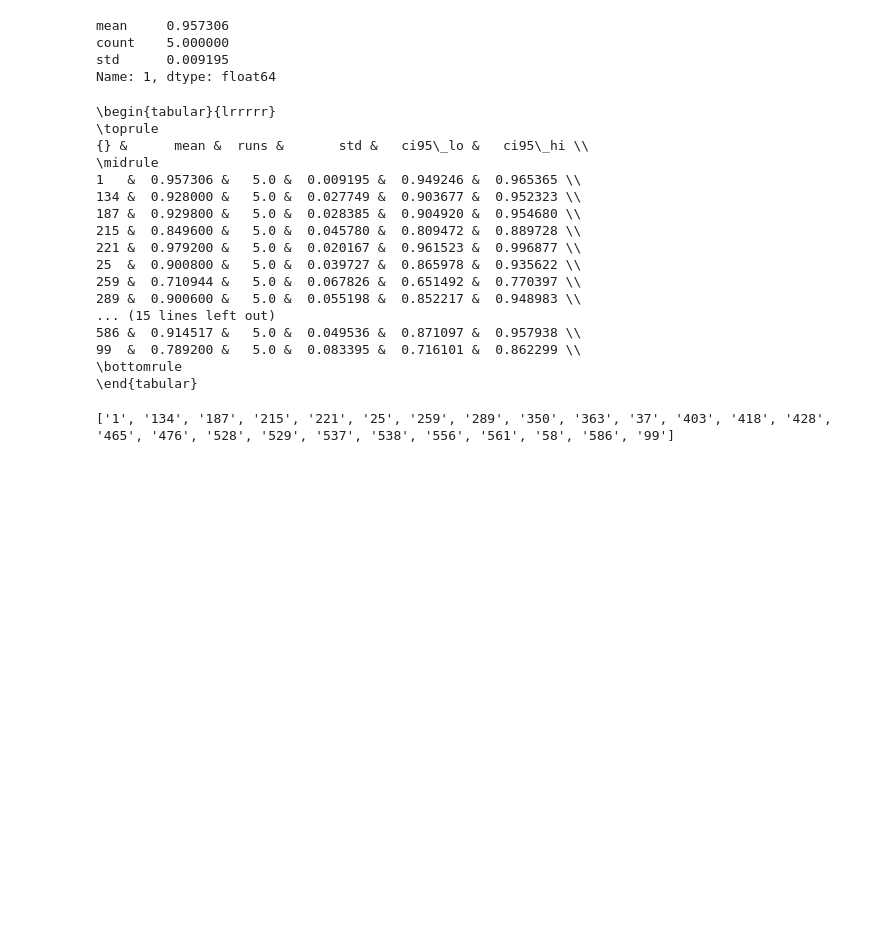
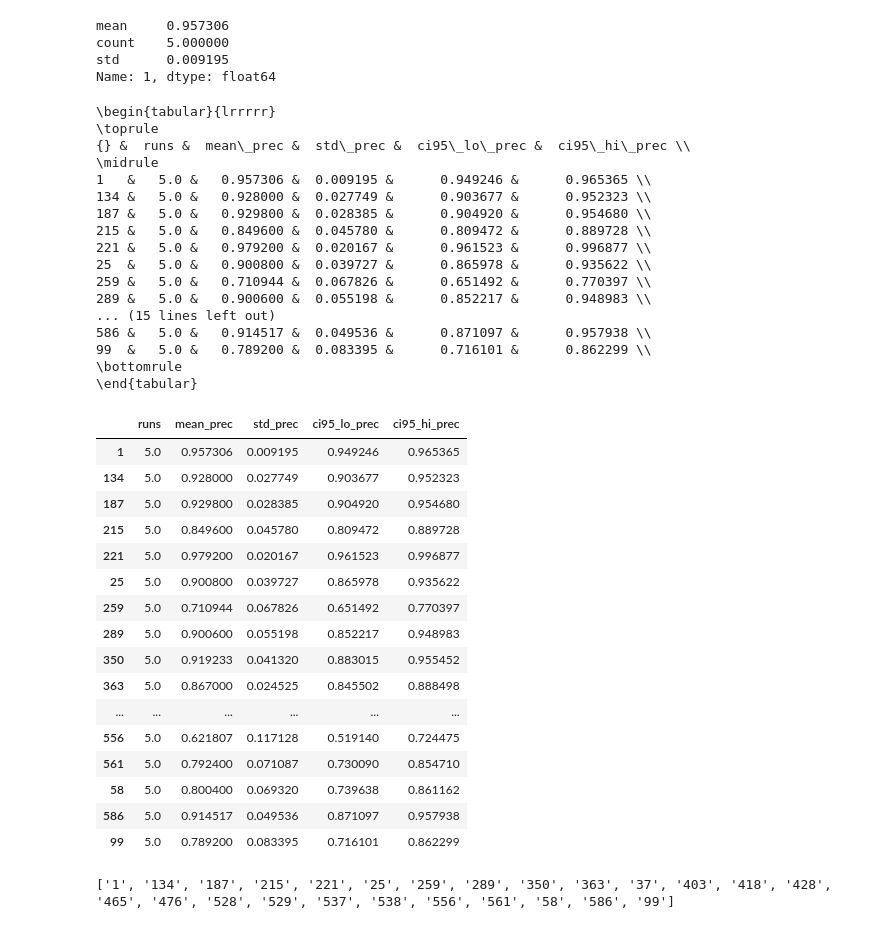
Before and after one commit to ceciliabaggio/mogp_with_terms, a Jupyter notebook: dmoz_topic_variability/topic-variablity-mogp.ipynb, the cells around one changed output. Saved outputs shown, nothing was run; the diff lists cells and outputs as text; code cells hidden in the pictures; blank space fills up the shorter version.

```diff
--- a/dmoz_topic_variability/topic-variablity-mogp.ipynb
+++ b/dmoz_topic_variability/topic-variablity-mogp.ipynb
@@ -103,38 +103,64 @@ Name: 1, dtype: float64
 # %%
 import math
 
 ci95_hi = []
 ci95_lo = []
 #print(t)
 for i in t.index:
     m, c, s = t.loc[i]
     ci95_hi.append(m + 1.96*s/math.sqrt(c))
     ci95_lo.append(m - 1.96*s/math.sqrt(c))
 
 t['ci95_lo'] = ci95_lo
 t['ci95_hi'] = ci95_hi
 
 
-t.rename({'ḿean':'ḿean', 'count': 'runs', 'std': 'std', 'ci95_lo':'ci95_lo', 'ci95_hi':  'ci95_hi'}, axis='columns', inplace=True)
+t.rename({'mean':'mean_prec', 'count': 'runs', 'std': 'std_prec', 'ci95_lo':'ci95_lo_prec', 'ci95_hi':  'ci95_hi_prec'}, axis='columns', inplace=True)
+
+
+col = t.pop('mean_prec')
+t.insert(1, 'mean_prec', col)
 print(t.to_latex())
+
+
+df_general= t.copy()
+
+df_general
 # %% [output]
 \begin{tabular}{lrrrrr}
 \toprule
-{} &      mean &  runs &       std &   ci95\_lo &   ci95\_hi \\
+{} &  runs &  mean\_prec &  std\_prec &  ci95\_lo\_prec &  ci95\_hi\_prec \\
 \midrule
-1   &  0.957306 &   5.0 &  0.009195 &  0.949246 &  0.965365 \\
-134 &  0.928000 &   5.0 &  0.027749 &  0.903677 &  0.952323 \\
-187 &  0.929800 &   5.0 &  0.028385 &  0.904920 &  0.954680 \\
-215 &  0.849600 &   5.0 &  0.045780 &  0.809472 &  0.889728 \\
-221 &  0.979200 &   5.0 &  0.020167 &  0.961523 &  0.996877 \\
-25  &  0.900800 &   5.0 &  0.039727 &  0.865978 &  0.935622 \\
-259 &  0.710944 &   5.0 &  0.067826 &  0.651492 &  0.770397 \\
-289 &  0.900600 &   5.0 &  0.055198 &  0.852217 &  0.948983 \\
+1   &   5.0 &   0.957306 &  0.009195 &      0.949246 &      0.965365 \\
+134 &   5.0 &   0.928000 &  0.027749 &      0.903677 &      0.952323 \\
+187 &   5.0 &   0.929800 &  0.028385 &      0.904920 &      0.954680 \\
+215 &   5.0 &   0.849600 &  0.045780 &      0.809472 &      0.889728 \\
+221 &   5.0 &   0.979200 &  0.020167 &      0.961523 &      0.996877 \\
+25  &   5.0 &   0.900800 &  0.039727 &      0.865978 &      0.935622 \\
+259 &   5.0 &   0.710944 &  0.067826 &      0.651492 &      0.770397 \\
+289 &   5.0 &   0.900600 &  0.055198 &      0.852217 &      0.948983 \\
 ... (15 lines left out)
-586 &  0.914517 &   5.0 &  0.049536 &  0.871097 &  0.957938 \\
-99  &  0.789200 &   5.0 &  0.083395 &  0.716101 &  0.862299 \\
+586 &   5.0 &   0.914517 &  0.049536 &      0.871097 &      0.957938 \\
+99  &   5.0 &   0.789200 &  0.083395 &      0.716101 &      0.862299 \\
 \bottomrule
 \end{tabular}
+|  | runs | mean_prec | std_prec | ci95_lo_prec | ci95_hi_prec |
+| 1 | 5.0 | 0.957306 | 0.009195 | 0.949246 | 0.965365 |
+| 134 | 5.0 | 0.928000 | 0.027749 | 0.903677 | 0.952323 |
+| 187 | 5.0 | 0.929800 | 0.028385 | 0.904920 | 0.954680 |
+| 215 | 5.0 | 0.849600 | 0.045780 | 0.809472 | 0.889728 |
+| 221 | 5.0 | 0.979200 | 0.020167 | 0.961523 | 0.996877 |
+| 25 | 5.0 | 0.900800 | 0.039727 | 0.865978 | 0.935622 |
+| 259 | 5.0 | 0.710944 | 0.067826 | 0.651492 | 0.770397 |
+| 289 | 5.0 | 0.900600 | 0.055198 | 0.852217 | 0.948983 |
+| 350 | 5.0 | 0.919233 | 0.041320 | 0.883015 | 0.955452 |
+| 363 | 5.0 | 0.867000 | 0.024525 | 0.845502 | 0.888498 |
+| ... | ... | ... | ... | ... | ... |
+| 556 | 5.0 | 0.621807 | 0.117128 | 0.519140 | 0.724475 |
+| 561 | 5.0 | 0.792400 | 0.071087 | 0.730090 | 0.854710 |
+| 58 | 5.0 | 0.800400 | 0.069320 | 0.739638 | 0.861162 |
+| 586 | 5.0 | 0.914517 | 0.049536 | 0.871097 | 0.957938 |
+| 99 | 5.0 | 0.789200 | 0.083395 | 0.716101 | 0.862299 |
 # %%
 dir_path = '/media/cecilia/DISCO2/mogp_with_terms_results/'+comb
 
```
Also changed, not shown: parts of 2 cells of this notebook.
